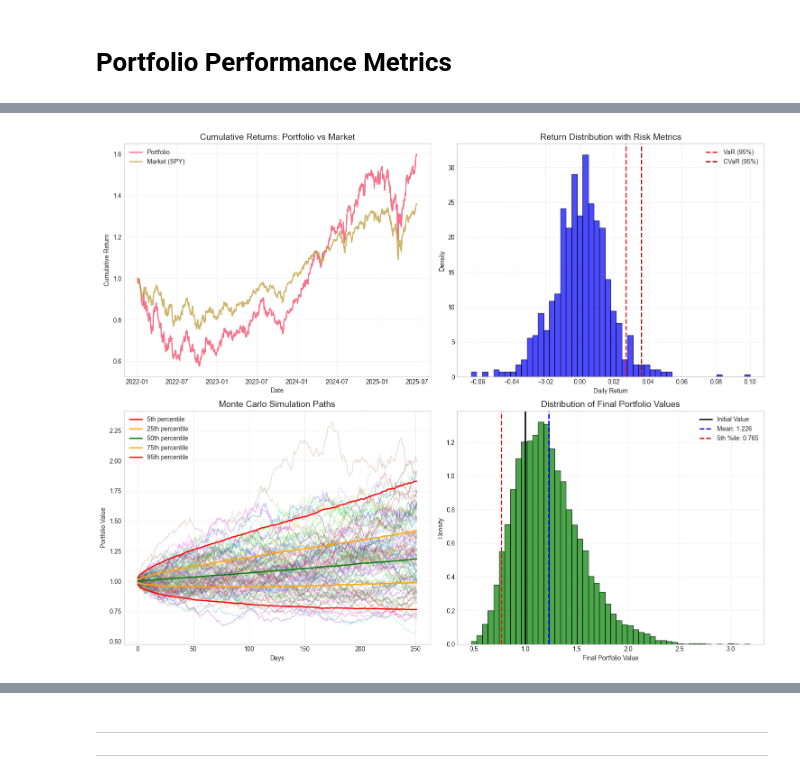
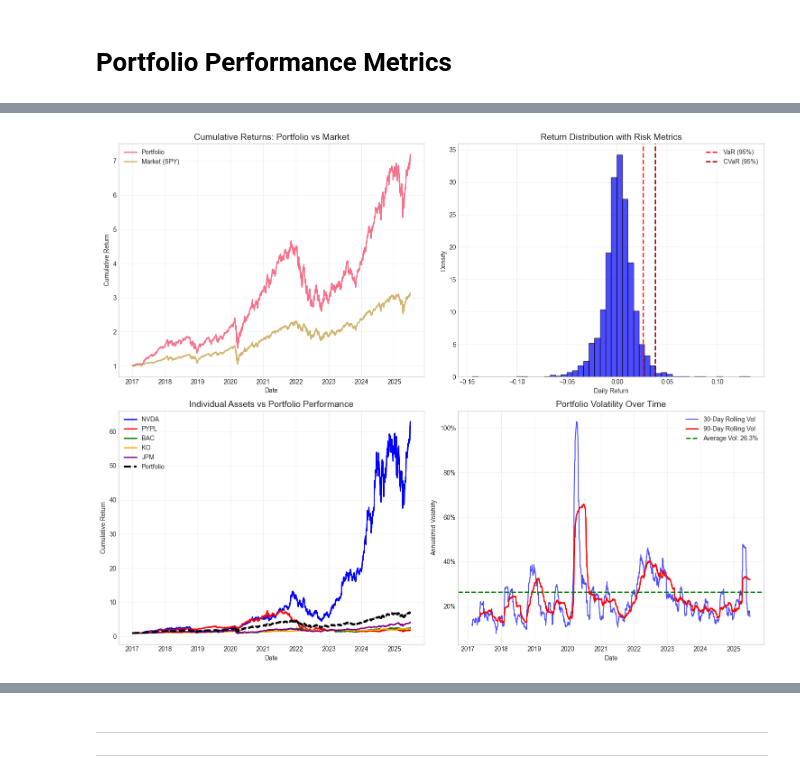
Before and after one commit to Felipebarcon/Portfolio_Risk_Analysis_Metrics, a Jupyter notebook: Portfolio_analysis.ipynb, the cells around one changed output, grey strips where cells are left out. Saved outputs shown, nothing was run; the diff lists cells and outputs as text; code cells hidden in the pictures.

```diff
--- a/Portfolio_analysis.ipynb
+++ b/Portfolio_analysis.ipynb
@@ -33,7 +33,7 @@ sns.set_palette("husl")
 # Portfolio Configuration in DOLLAR VALUES
 PORTFOLIO_DOLLARS = {
     'NVDA': 25000,   # Nvidia - $25,000
-    'PYPL': 25000,   # PayPal - $25,000
+    'PYPL': 25000,   # Paypal - $25,000
     'BAC': 20000,  # Bank oF America - $20,000
     'KO': 20000,   # Coca-Cola - $20,000
     'JPM': 10000   # JP Morgan - $10,000
@@ -59,12 +59,18 @@ MC_SIMULATIONS = 10000
 MC_TIME_HORIZON = 252  # 1 year forecast
 
 # Data Parameters (keep these the same)
-START_DATE = '2022-01-01'
+START_DATE = '2017-01-01'
 END_DATE = '2025-07-01'
 
-print(f"Total Portfolio Value: ${TOTAL_PORTFOLIO_VALUE:,.2f}")
-print(f"\nPortfolio Allocation:")
-for stock, dollars in PORTFOLIO_DOLLARS.items():
-    print(f"{stock:8} ${dollars:>10,.2f} ({PORTFOLIO[stock]:>6.1%})")
-print(f"\nSum of weights: {sum(PORTFOLIO.values()):.2f}")
+# Validation periods for robustness testing
+VALIDATION_PERIODS = {
+    'Pre-COVID': ('2017-01-01', '2019-12-31'),
+    'COVID-Recovery': ('2020-01-01', '2022-12-31'),
+    'Post-Normalization': ('2023-01-01', '2025-07-01'),
+    'Full-Period': ('2017-01-01', '2025-07-01')
+}
+
+print(f"\n📊 ANALYSIS CONFIGURATION")
+print(f"Main Analysis Period: {START_DATE} to {END_DATE}")
+print(f"Total Duration: ~{(pd.to_datetime(END_DATE) - pd.to_datetime(START_DATE)).days / 365.25:.1f} years")
 # %% [output]
@@ -585,57 +992,68 @@ ax1.set_ylabel('Cumulative Return')
 ax1.legend()
 ax1.grid(True, alpha=0.3)
 
 # 2. Return Distribution with VaR and CVaR
 ax2 = axes[0, 1]
 ax2.hist(portfolio_return_series, bins=50, alpha=0.7, density=True, color='blue', edgecolor='black')
 ax2.axvline(calculate_var_historical(portfolio_return_series, 0.95),
             color='red', linestyle='--', linewidth=2, label='VaR (95%)')
 ax2.axvline(calculate_cvar(portfolio_return_series, 0.95),
             color='darkred', linestyle='--', linewidth=2, label='CVaR (95%)')
 ax2.set_title('Return Distribution with Risk Metrics', fontsize=14)
 ax2.set_xlabel('Daily Return')
 ax2.set_ylabel('Density')
 ax2.legend()
 ax2.grid(True, alpha=0.3)
 
-# 3. Monte Carlo Simulation Paths
+# 3. Individual Asset Performance Comparison
 ax3 = axes[1, 0]
-# Plot a subset of simulation paths
-paths_to_plot = 100
+# Calculate cumulative performance for each asset
+asset_performance = {}
+for asset in portfolio_returns.columns:
+    asset_performance[asset] = (1 + portfolio_returns[asset]).cumprod()
 
-# Random RVB color for each path
-for i in range(min(paths_to_plot, MC_SIMULATIONS)):
-     random_color = np.random.rand(3,)
-     ax3.plot(portfolio_values[:, i], alpha=0.25, color=random_color)
+# Plot each asset
+colors = ['blue', 'red', 'green', 'orange', 'purple']
+for i, (asset, performance) in enumerate(asset_performance.items()):
+    ax3.plot(performance.index, performance,
+             label=f'{asset}', color=colors[i % len(colors)], linewidth=2)
 
-# Plot percentiles
-percentiles = [5, 25, 50, 75, 95]
-colors = ['red', 'orange', 'green', 'orange', 'red']
+# Add portfolio performance
+portfolio_cumulative = (1 + portfolio_return_series).cumprod()
+ax3.plot(portfolio_cumulative.index, portfolio_cumulative,
+         label='Portfolio', color='black', linewidth=3, linestyle='--')
 
-for p, color in zip(percentiles, colors):
-    path = np.percentile(portfolio_values, p, axis=1)
-    ax3.plot(path, color=color, linewidth=2, label=f'{p}th percentile')
-
-ax3.set_title('Monte Carlo Simulation Paths', fontsize=14)
-ax3.set_xlabel('Days')
-ax3.set_ylabel('Portfolio Value')
+ax3.set_title('Individual Assets vs Portfolio Performance', fontsize=14)
+ax3.set_xlabel('Date')
+ax3.set_ylabel('Cumulative Return')
 ax3.legend()
 ax3.grid(True, alpha=0.3)
 
-# 4. Final Value Distribution
+# 4. Rolling Volatility Analysis
 ax4 = axes[1, 1]
-ax4.hist(final_values, bins=50, alpha=0.7, density=True, color='green', edgecolor='black')
-ax4.axvline(1, color='black', linestyle='-', linewidth=2, label='Initial Value')
-ax4.axvline(mean_final_value, color='blue', linestyle='--', linewidth=2, label=f'Mean: {mean_final_value:.3f}')
-ax4.axvline(percentile_5, color='red', linestyle='--', linewidth=2, label=f'5th %ile: {percentile_5:.3f}')
-ax4.set_title('Distribution of Final Portfolio Values', fontsize=14)
-ax4.set_xlabel('Final Portfolio Value')
-ax4.set_ylabel('Density')
+# Calculate 30-day rolling volatility
+rolling_vol_30d = portfolio_return_series.rolling(window=30).std() * np.sqrt(252)
+rolling_vol_90d = portfolio_return_series.rolling(window=90).std() * np.sqrt(252)
+
+ax4.plot(rolling_vol_30d.index, rolling_vol_30d,
+         label='30-Day Rolling Vol', color='blue', alpha=0.7)
+ax4.plot(rolling_vol_90d.index, rolling_vol_90d,
+         label='90-Day Rolling Vol', color='red', linewidth=2)
+
+# Add average volatility line
+avg_vol = portfolio_return_series.std() * np.sqrt(252)
+ax4.axhline(avg_vol, color='green', linestyle='--', linewidth=2,
+            label=f'Average Vol: {avg_vol:.1%}')
+
+ax4.set_title('Portfolio Volatility Over Time', fontsize=14)
+ax4.set_xlabel('Date')
+ax4.set_ylabel('Annualized Volatility')
+ax4.yaxis.set_major_formatter(plt.FuncFormatter(lambda y, _: '{:.0%}'.format(y)))
 ax4.legend()
 ax4.grid(True, alpha=0.3)
 
 plt.tight_layout()
 plt.show()
 # %% [output]
-[figure, old version]
+[figure, new version]
 # %% [markdown]
```
Also changed, not shown: parts of 35 cells of this notebook.
